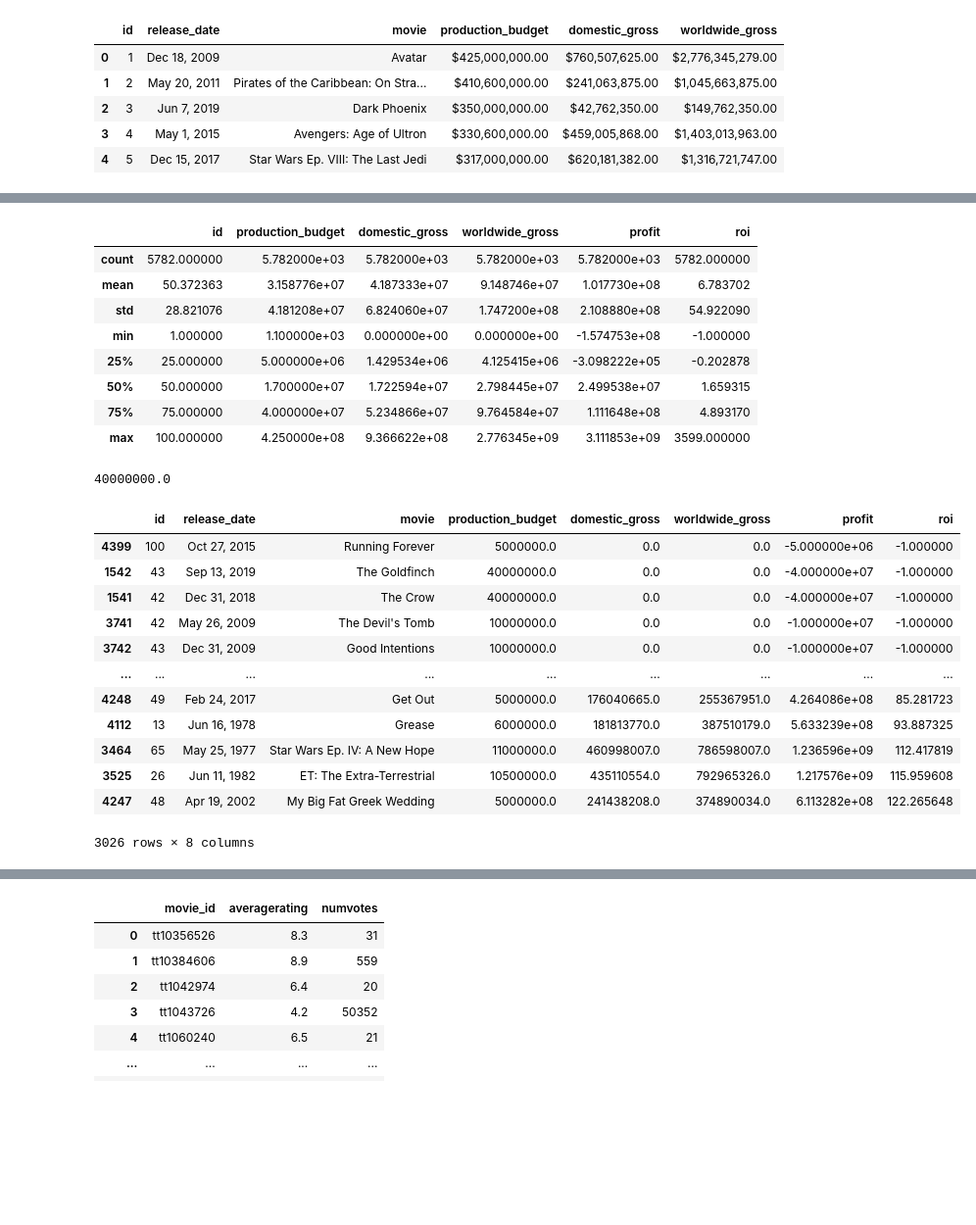
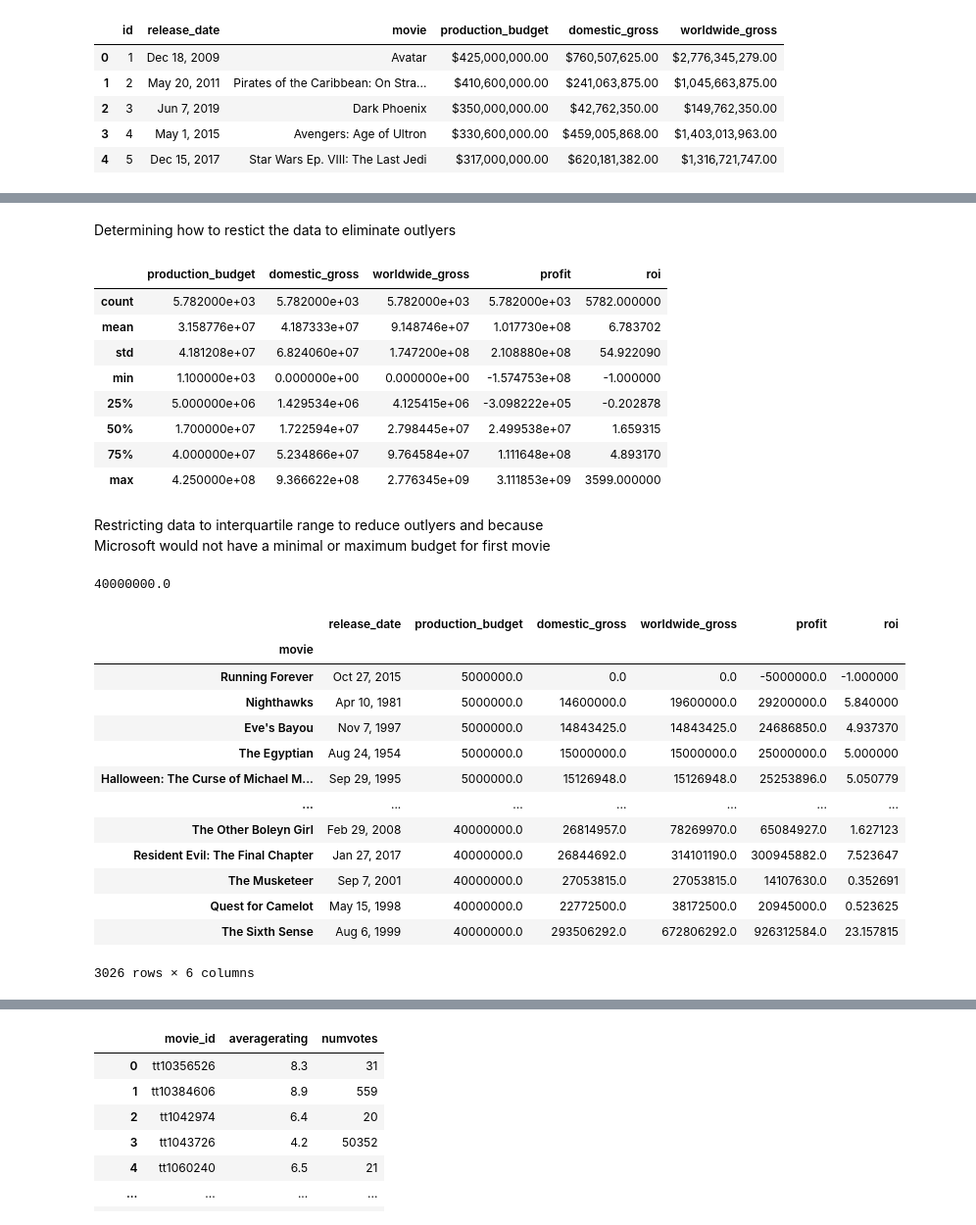
Before and after one commit to jaymhart76/phase_1_movie_data_project, a Jupyter notebook: phase_1 project.ipynb, the cells around one changed output, grey strips where cells are left out. Shown: that part at 98% size. Cells and saved outputs as stored; diff of their text form; code cells hidden in the pictures; blank space fills up the shorter version.

Commit message:
Data cleaning finished

```diff
--- a/phase_1 project.ipynb
+++ b/phase_1 project.ipynb
@@ -9,5 +21,5 @@ import seaborn as sns
 # %%
 movie_budgets_tn = pd.read_csv('/Users/jasonhart/Desktop/flatiron/Phase_1/\
-project folder/tn.movie_budgets.csv', header = 1)
+project_folder/tn.movie_budgets.csv', header = 1)
 # %%
 movie_budgets_bom = pd.read_csv('/Users/jasonhart/Desktop/flatiron/Phase_1/\
@@ -81,3 +64,5 @@ movie_budgets_tn['worldwide_gross']=movie_budgets_tn['worldwide_gross']\
+# %%
+movie_budgets_tn = movie_budgets_tn.set_index('movie').drop('id', axis = 1)
 # %%
 movie_budgets_tn.head()
 # %% [output]
@@ -167,15 +157,20 @@ movie_budgets_tn.sort_values('roi', ascending = False)
+# %% [markdown]
+Determining how to restict the data to eliminate outlyers
 # %%
 movie_budgets_tn.describe()
 # %% [output]
-|  | id | production_budget | domestic_gross | worldwide_gross | profit | roi |
-| count | 5782.000000 | 5.782000e+03 | 5.782000e+03 | 5.782000e+03 | 5.782000e+03 | 5782.000000 |
-| mean | 50.372363 | 3.158776e+07 | 4.187333e+07 | 9.148746e+07 | 1.017730e+08 | 6.783702 |
-| std | 28.821076 | 4.181208e+07 | 6.824060e+07 | 1.747200e+08 | 2.108880e+08 | 54.922090 |
-| min | 1.000000 | 1.100000e+03 | 0.000000e+00 | 0.000000e+00 | -1.574753e+08 | -1.000000 |
-| 25% | 25.000000 | 5.000000e+06 | 1.429534e+06 | 4.125415e+06 | -3.098222e+05 | -0.202878 |
-| 50% | 50.000000 | 1.700000e+07 | 1.722594e+07 | 2.798445e+07 | 2.499538e+07 | 1.659315 |
-| 75% | 75.000000 | 4.000000e+07 | 5.234866e+07 | 9.764584e+07 | 1.111648e+08 | 4.893170 |
-| max | 100.000000 | 4.250000e+08 | 9.366622e+08 | 2.776345e+09 | 3.111853e+09 | 3599.000000 |
+|  | production_budget | domestic_gross | worldwide_gross | profit | roi |
+| count | 5.782000e+03 | 5.782000e+03 | 5.782000e+03 | 5.782000e+03 | 5782.000000 |
+| mean | 3.158776e+07 | 4.187333e+07 | 9.148746e+07 | 1.017730e+08 | 6.783702 |
+| std | 4.181208e+07 | 6.824060e+07 | 1.747200e+08 | 2.108880e+08 | 54.922090 |
+| min | 1.100000e+03 | 0.000000e+00 | 0.000000e+00 | -1.574753e+08 | -1.000000 |
+| 25% | 5.000000e+06 | 1.429534e+06 | 4.125415e+06 | -3.098222e+05 | -0.202878 |
+| 50% | 1.700000e+07 | 1.722594e+07 | 2.798445e+07 | 2.499538e+07 | 1.659315 |
+| 75% | 4.000000e+07 | 5.234866e+07 | 9.764584e+07 | 1.111648e+08 | 4.893170 |
+| max | 4.250000e+08 | 9.366622e+08 | 2.776345e+09 | 3.111853e+09 | 3599.000000 |
+# %% [markdown]
+Restricting data to interquartile range to reduce outlyers and because\
+Microsoft would not have a minimal or maximum budget for first movie
 # %%
 pb_q1 = movie_budgets_tn['production_budget'].quantile(0.25)
 pb_q3 = movie_budgets_tn['production_budget'].quantile(0.75)
@@ -185,21 +180,22 @@ pb_q3
 # %%
 movie_budgets_filtered_iqr = movie_budgets_tn.query('@pb_q1 <= production_budget <= @pb_q3')
 # %%
-movie_budgets_filtered_iqr.sort_values('roi')
+movie_budgets_filtered_iqr.sort_values('production_budget')
 # %% [output]
-|  | id | release_date | movie | production_budget | domestic_gross | worldwide_gross | profit | roi |
-| 4399 | 100 | Oct 27, 2015 | Running Forever | 5000000.0 | 0.0 | 0.0 | -5.000000e+06 | -1.000000 |
-| 1542 | 43 | Sep 13, 2019 | The Goldfinch | 40000000.0 | 0.0 | 0.0 | -4.000000e+07 | -1.000000 |
-| 1541 | 42 | Dec 31, 2018 | The Crow | 40000000.0 | 0.0 | 0.0 | -4.000000e+07 | -1.000000 |
-| 3741 | 42 | May 26, 2009 | The Devil's Tomb | 10000000.0 | 0.0 | 0.0 | -1.000000e+07 | -1.000000 |
-| 3742 | 43 | Dec 31, 2009 | Good Intentions | 10000000.0 | 0.0 | 0.0 | -1.000000e+07 | -1.000000 |
-| ... | ... | ... | ... | ... | ... | ... | ... | ... |
-| 4248 | 49 | Feb 24, 2017 | Get Out | 5000000.0 | 176040665.0 | 255367951.0 | 4.264086e+08 | 85.281723 |
-| 4112 | 13 | Jun 16, 1978 | Grease | 6000000.0 | 181813770.0 | 387510179.0 | 5.633239e+08 | 93.887325 |
-| 3464 | 65 | May 25, 1977 | Star Wars Ep. IV: A New Hope | 11000000.0 | 460998007.0 | 786598007.0 | 1.236596e+09 | 112.417819 |
-| 3525 | 26 | Jun 11, 1982 | ET: The Extra-Terrestrial | 10500000.0 | 435110554.0 | 792965326.0 | 1.217576e+09 | 115.959608 |
-| 4247 | 48 | Apr 19, 2002 | My Big Fat Greek Wedding | 5000000.0 | 241438208.0 | 374890034.0 | 6.113282e+08 | 122.265648 |
+|  | release_date | production_budget | domestic_gross | worldwide_gross | profit | roi |
+| movie |  |  |  |  |  |  |
+| Running Forever | Oct 27, 2015 | 5000000.0 | 0.0 | 0.0 | -5000000.0 | -1.000000 |
+| Nighthawks | Apr 10, 1981 | 5000000.0 | 14600000.0 | 19600000.0 | 29200000.0 | 5.840000 |
+| Eve's Bayou | Nov 7, 1997 | 5000000.0 | 14843425.0 | 14843425.0 | 24686850.0 | 4.937370 |
+| The Egyptian | Aug 24, 1954 | 5000000.0 | 15000000.0 | 15000000.0 | 25000000.0 | 5.000000 |
+| Halloween: The Curse of Michael M... | Sep 29, 1995 | 5000000.0 | 15126948.0 | 15126948.0 | 25253896.0 | 5.050779 |
+| ... | ... | ... | ... | ... | ... | ... |
+| The Other Boleyn Girl | Feb 29, 2008 | 40000000.0 | 26814957.0 | 78269970.0 | 65084927.0 | 1.627123 |
+| Resident Evil: The Final Chapter | Jan 27, 2017 | 40000000.0 | 26844692.0 | 314101190.0 | 300945882.0 | 7.523647 |
+| The Musketeer | Sep 7, 2001 | 40000000.0 | 27053815.0 | 27053815.0 | 14107630.0 | 0.352691 |
+| Quest for Camelot | May 15, 1998 | 40000000.0 | 22772500.0 | 38172500.0 | 20945000.0 | 0.523625 |
+| The Sixth Sense | Aug 6, 1999 | 40000000.0 | 293506292.0 | 672806292.0 | 926312584.0 | 23.157815 |
-3026 rows × 8 columns
+3026 rows × 6 columns
 # %%
 movie_budgets_filtered_iqr.describe()
 # %% [output]
```
Also changed, not shown: parts of 103 cells of this notebook.
